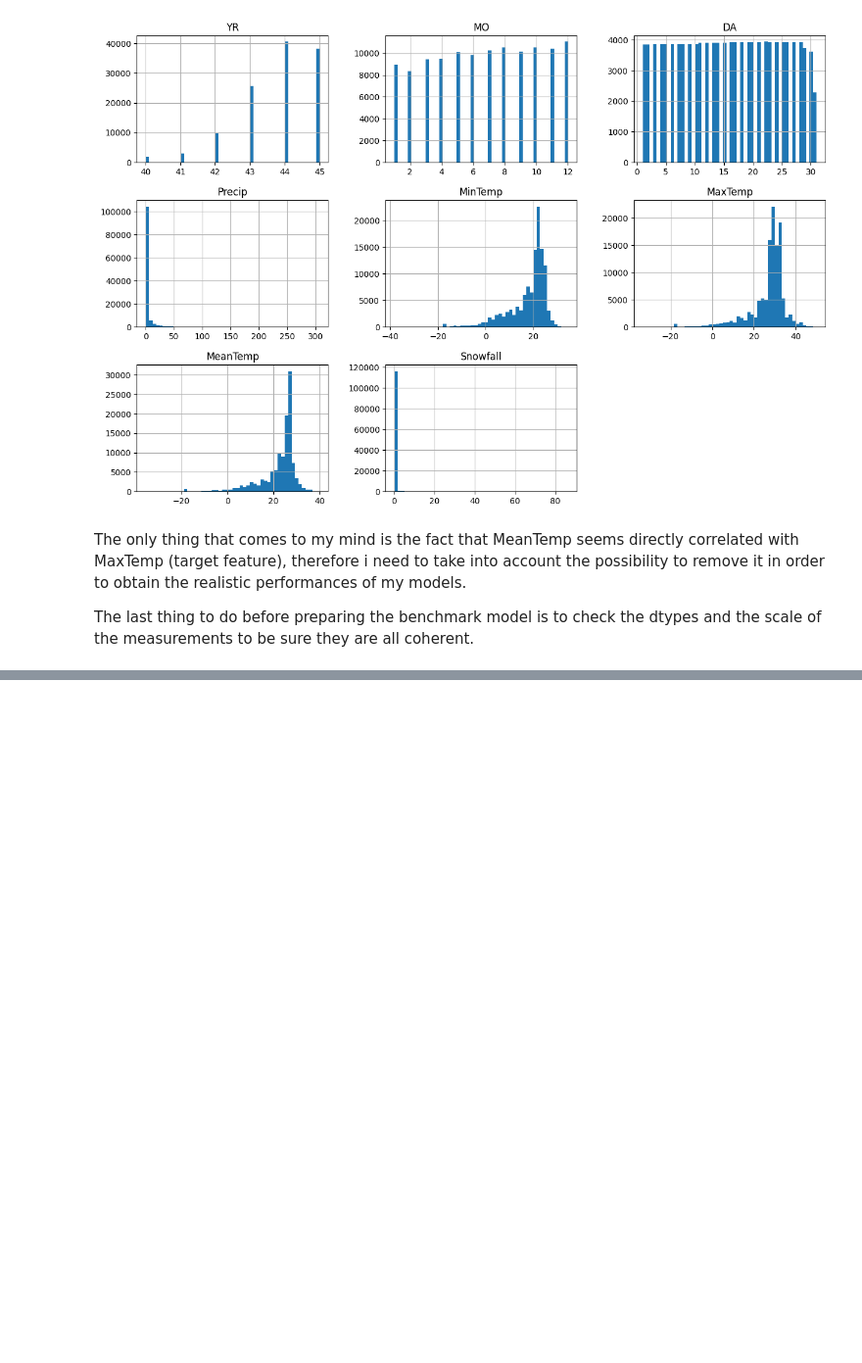
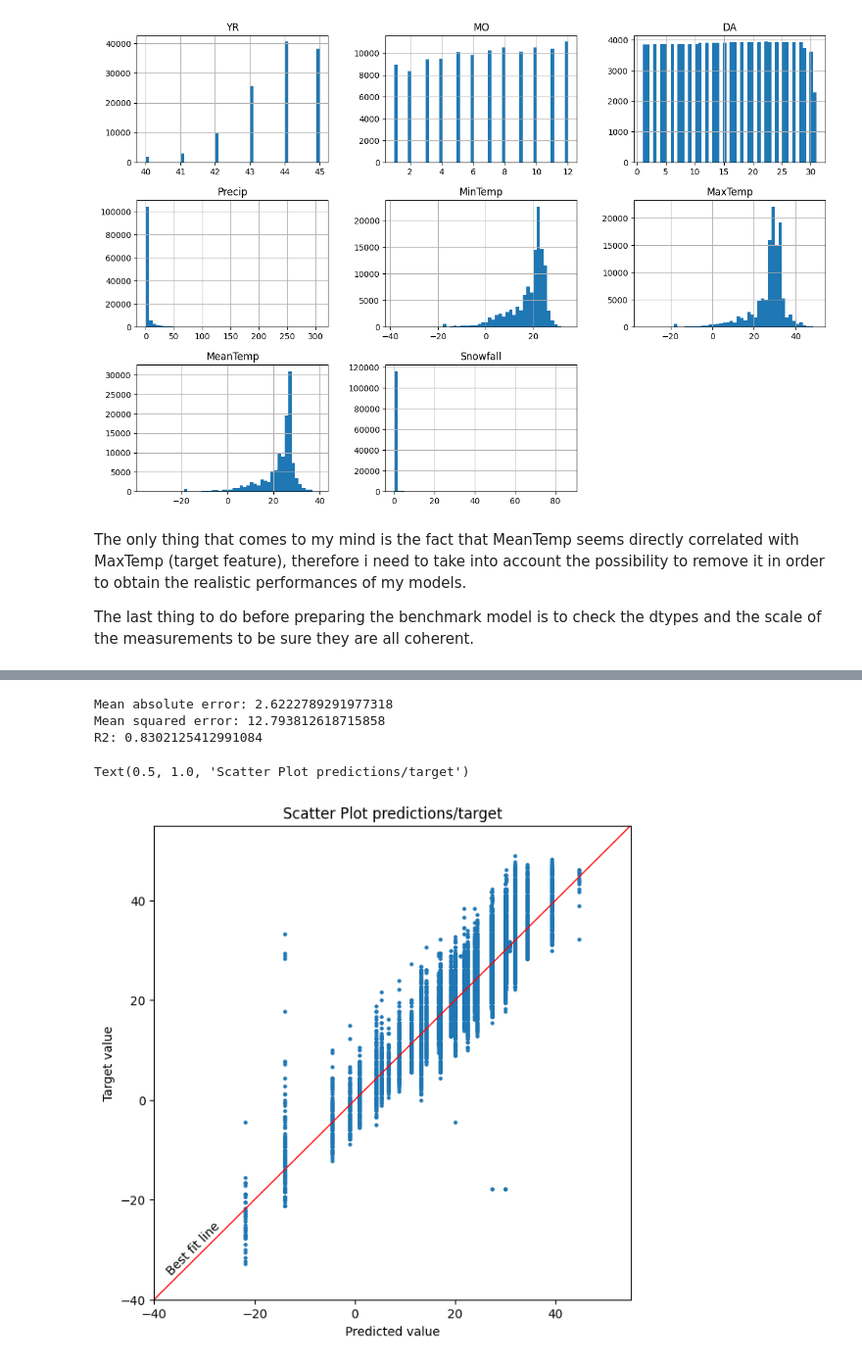
Before and after one commit to SamuelMagnano/Kaggle_Weather_prediction, a Jupyter notebook: Weather_Prediction.ipynb, the cells around one changed output, grey strips where cells are left out. Shown at 98% size. Drawn from its saved outputs; the diff is of its cells as text; code cells hidden in the pictures; blank space fills up the shorter version.

```diff
--- a/Weather_Prediction.ipynb
+++ b/Weather_Prediction.ipynb
@@ -301,0 +398,33 @@ The last thing to do before preparing the benchmark model is to check the dtypes
+# %%
+input = ['STA', 'Date', 'YR', 'MO', 'DA', 'Precip', 'MinTemp', 'Snowfall', 'PoorWeather'] #No "MeanTemp"
+target = ['MaxTemp']
+
+X_train, X_test, y_train, y_test = train_test_split(pd.get_dummies(weather[input]),weather[target],test_size=0.3, random_state=42)
+# %%
+benchmark_id3r = DecisionTreeRegressor(max_depth=5)
+benchmark_id3r.fit(X_train, y_train)
+predictions = benchmark_id3r.predict(X_test)
+# %%
+print(f"Mean absolute error:", mean_absolute_error(y_test,predictions))
+print(f"Mean squared error:", mean_squared_error(y_test,predictions))
+print(f"R2:", r2_score(y_test,predictions))
+# %% [output]
+Mean absolute error: 2.6222789291977318
+Mean squared error: 12.793812618715858
+R2: 0.8302125412991084
+# %%
+plt.figure(figsize=(7,7))
+
+plt.scatter(predictions, y_test, s=5)
+plt.plot([-40, 55],[-40, 55],color="red", linewidth=1)
+plt.text(-38,-35,"Best fit line",rotation=45)
+
+plt.xlim(-40, 55)
+plt.ylim(-40, 55)
+
+plt.xlabel("Predicted value")
+plt.ylabel("Target value")
+plt.title("Scatter Plot predictions/target")
+# %% [output]
+Text(0.5, 1.0, 'Scatter Plot predictions/target')
+[figure, added]
```
Also changed, not shown: parts of 12 cells of this notebook.
